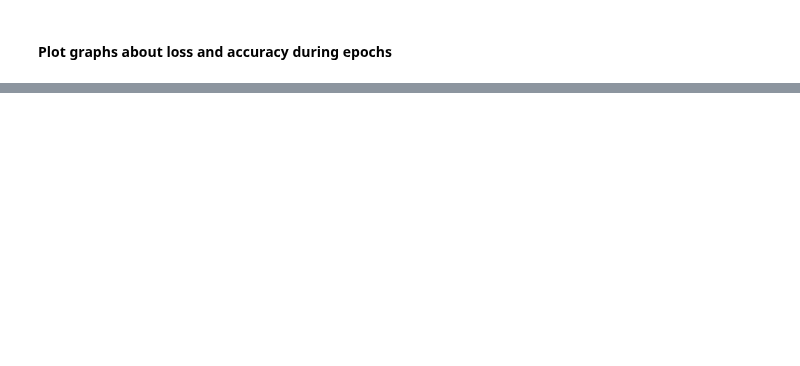
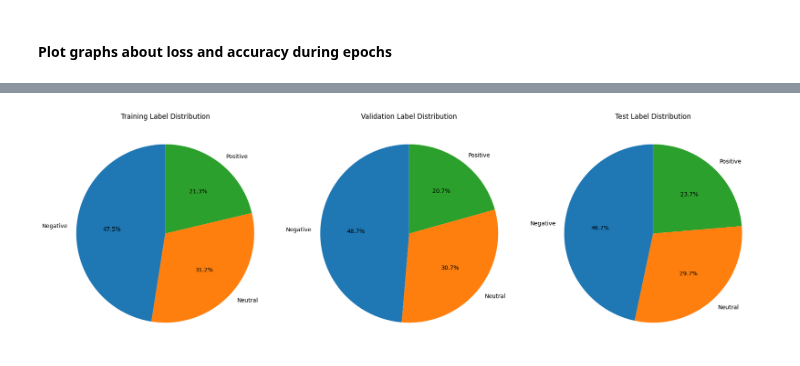
Before and after one commit to kelvin3720/CU_CMT316_Group_Project, a Jupyter notebook: src/main.ipynb, the cells around one changed output, grey strips where cells are left out. Cells and saved outputs as stored; diff of their text form; code cells hidden in the pictures; blank space fills up the shorter version.

Commit message:
Added lots of graphs

```diff
--- a/src/main.ipynb
+++ b/src/main.ipynb
@@ -614,0 +741,30 @@ plt.show()
+# %%
+# Given label arrays
+train_labels = np.random.choice([0, 1, 2], 1000, p=[0.5, 0.3, 0.2])
+validation_labels = np.random.choice([0, 1, 2], 300, p=[0.5, 0.3, 0.2])
+test_labels = np.random.choice([0, 1, 2], 300, p=[0.5, 0.3, 0.2])
+
+# Label names for the pie chart legends
+labels = ['Negative', 'Neutral', 'Positive']
+label_counts = [np.bincount(train_labels, minlength=3),
+                np.bincount(validation_labels, minlength=3),
+                np.bincount(test_labels, minlength=3)]
+
+fig, ax = plt.subplots(1, 3, figsize=(18, 6))
+
+# Training set pie chart
+ax[0].pie(label_counts[0], labels=labels, autopct='%1.1f%%', startangle=90)
+ax[0].set_title('Training Label Distribution')
+
+# Validation set pie chart
+ax[1].pie(label_counts[1], labels=labels, autopct='%1.1f%%', startangle=90)
+ax[1].set_title('Validation Label Distribution')
+
+# Test set pie chart
+ax[2].pie(label_counts[2], labels=labels, autopct='%1.1f%%', startangle=90)
+ax[2].set_title('Test Label Distribution')
+
+plt.tight_layout()
+plt.show()
+# %% [output]
+[figure, added]
```
Also changed, not shown: parts of 12 cells of this notebook.
